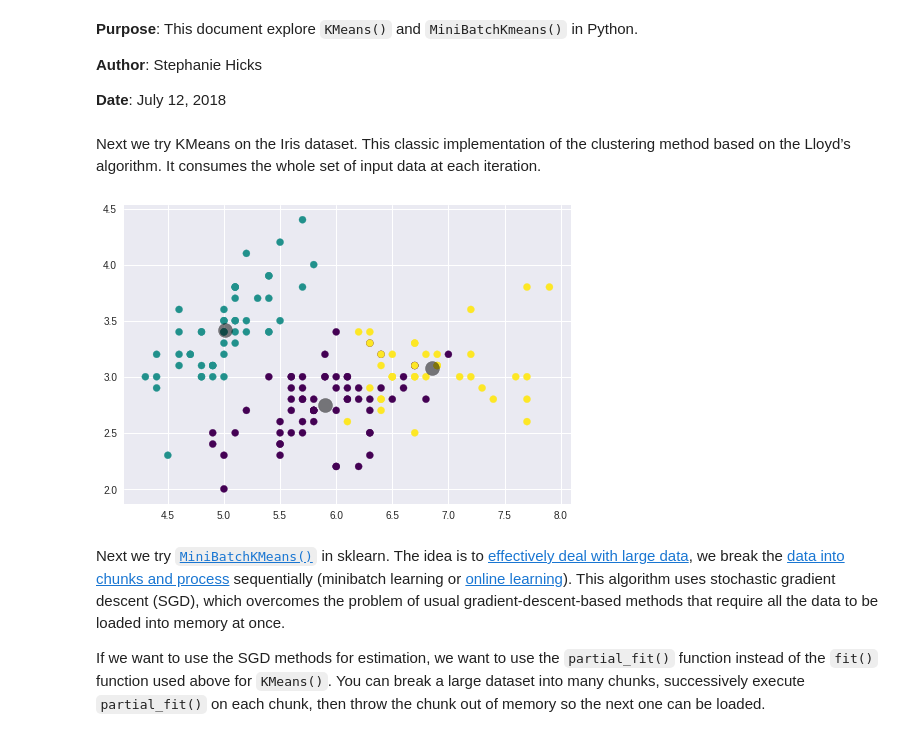
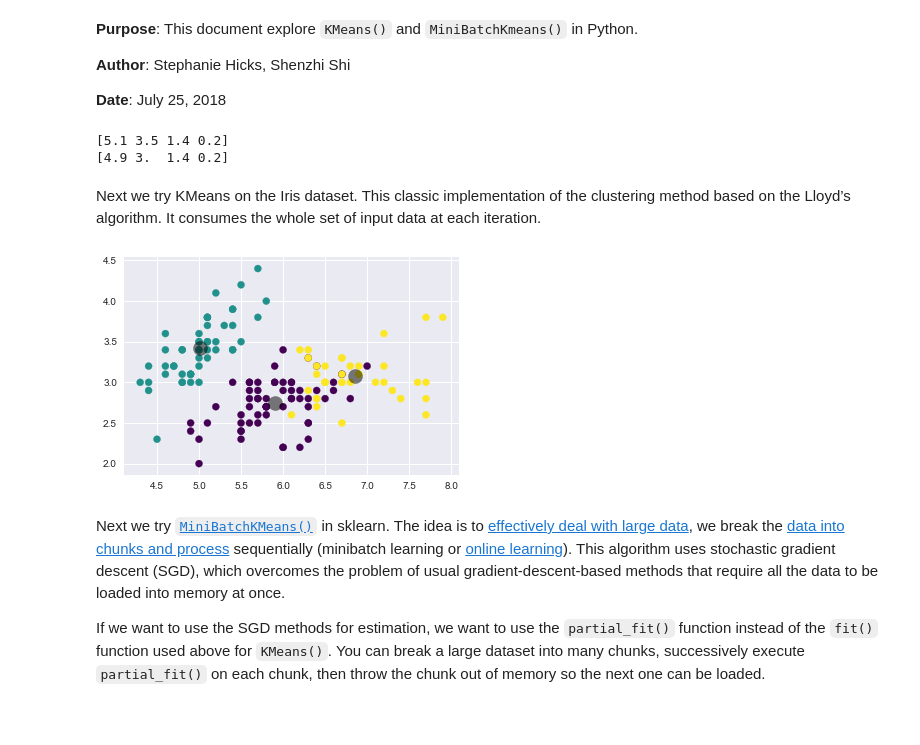
Before and after one commit to stephaniehicks/benchmark-kmeans, a Jupyter notebook: analyses/Python/MiniBatchKmeans.ipynb, the cells around one changed output. Cells and saved outputs as stored; diff of their text form; code cells hidden in the pictures.

```diff
--- a/analyses/Python/MiniBatchKmeans.ipynb
+++ b/analyses/Python/MiniBatchKmeans.ipynb
@@ -3,9 +1,9 @@
 # %% [markdown]
 **Purpose**: This document explore `KMeans()` and `MiniBatchKmeans()` in Python.
 
-**Author**: Stephanie Hicks
+**Author**: Stephanie Hicks, Shenzhi Shi
 
-**Date**: July 12, 2018
+**Date**: July 25, 2018
 # %%
 %matplotlib inline
 import matplotlib.pyplot as plt
@@ -23,16 +30,34 @@ y = iris.target
+# %%
+#reads in one sample(also one chunk) from the dataset and prints it
+with h5py.File("iris_data.h5", 'r') as f:
+    print(f.get('iris')[0,:])
+    f.close()
+
+#can also do this
+f = h5py.File("iris_data.h5", 'r')
+print(f.get('iris')[1,:])
+f.close()
+# %% [output]
+[5.1 3.5 1.4 0.2]
+[4.9 3.  1.4 0.2]
 # %% [markdown]
 Next we try KMeans on the Iris dataset. This classic implementation of the clustering method based on the Lloyd’s algorithm. It consumes the whole set of input data at each iteration.
 # %%
+f = h5py.File("iris_data.h5", 'r') #load hdf5 file
+X = f.get('iris') #get iris dataset
 km = KMeans(n_clusters = 3)
 km.fit(X) # fitting the input data
 labels = km.predict(X) # getting cluster labels
 
 centroids = km.cluster_centers_
 
 plt.scatter(X[:, 0], X[:, 1], c=labels, s=50, cmap='viridis');
 plt.scatter(centroids[:, 0], centroids[:, 1], c='black', s=200, alpha=0.5);
+f.close() #close hdf5 file.
+
+#Note: If we call f.close() before we run fit on X, there will be an error because the dataset isn't in memory anymore
 # %% [output]
-[figure, old version]
+[figure, new version]
 # %% [markdown]
 Next we try [`MiniBatchKMeans()`](http://scikit-learn.org/stable/modules/generated/sklearn.cluster.MiniBatchKMeans.html#sklearn.cluster.MiniBatchKMeans) in sklearn. The idea is to [effectively deal with large data](http://scikit-learn.org/stable/modules/scaling_strategies.html), we break the [data into chunks and process](https://adventuresindatascience.wordpress.com/2014/12/30/minibatch-learning-for-large-scale-data-using-scikit-learn/) sequentially (minibatch learning or [online learning](http://www.eecs.tufts.edu/~dsculley/papers/fastkmeans.pdf)). This algorithm uses stochastic gradient descent (SGD), which overcomes the problem of usual gradient-descent-based methods that require all the data to be loaded into memory at once.
 
```
Also changed, not shown: parts of 5 cells of this notebook.
